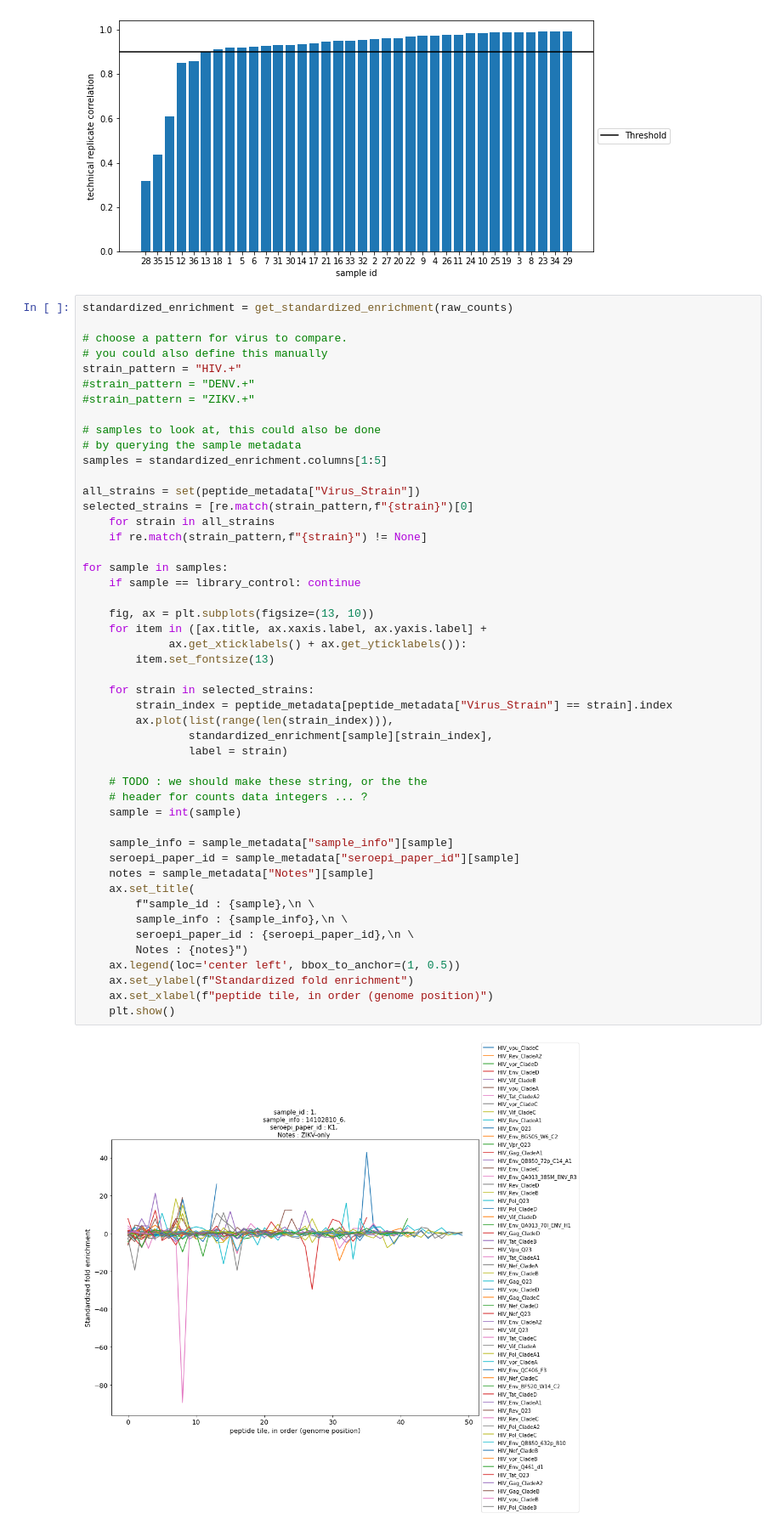
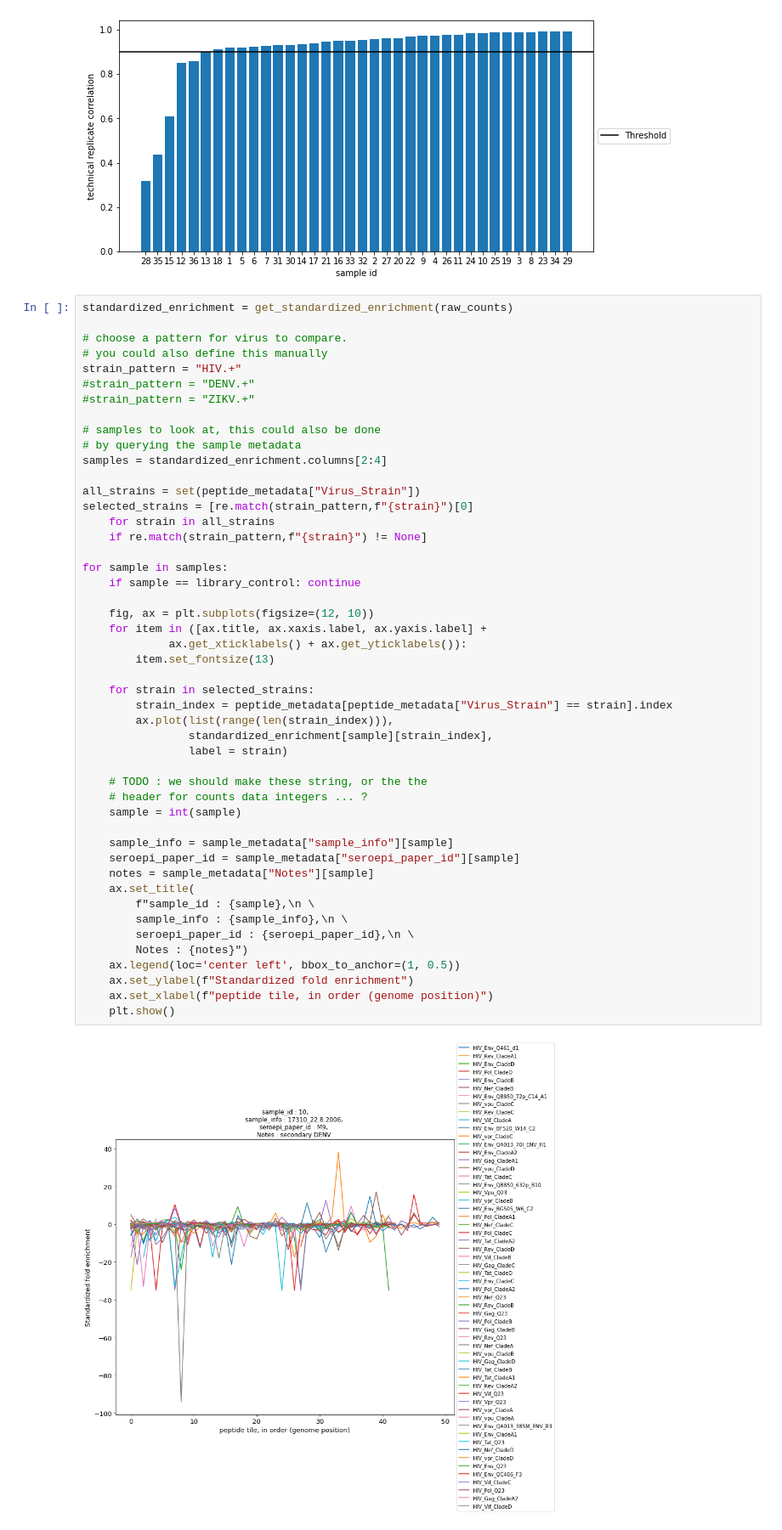
Before and after one commit to matsengrp/phippery, a Jupyter notebook: scrips/phip_analysis_python.ipynb, the cells around one changed output. Shown: that part at 85% size. Saved outputs shown, nothing was run; the diff lists cells and outputs as text.

Commit message:
updated plots in nb

```diff
--- a/scrips/phip_analysis_python.ipynb
+++ b/scrips/phip_analysis_python.ipynb
@@ -63,7 +63,7 @@ strain_pattern = "HIV.+"
 
 # samples to look at, this could also be done
 # by querying the sample metadata
-samples = standardized_enrichment.columns[1:5]
+samples = standardized_enrichment.columns[2:4]
 
 all_strains = set(peptide_metadata["Virus_Strain"])
 selected_strains = [re.match(strain_pattern,f"{strain}")[0]
@@ -73,32 +73,32 @@ selected_strains = [re.match(strain_pattern,f"{strain}")[0]
 for sample in samples:
     if sample == library_control: continue
 
-    fig, ax = plt.subplots(figsize=(13, 10))
+    fig, ax = plt.subplots(figsize=(12, 10))
     for item in ([ax.title, ax.xaxis.label, ax.yaxis.label] +
              ax.get_xticklabels() + ax.get_yticklabels()):
         item.set_fontsize(13)
 
     for strain in selected_strains:
         strain_index = peptide_metadata[peptide_metadata["Virus_Strain"] == strain].index
         ax.plot(list(range(len(strain_index))),
                 standardized_enrichment[sample][strain_index],
                 label = strain)
 
     # TODO : we should make these string, or the the
     # header for counts data integers ... ?
     sample = int(sample)
 
     sample_info = sample_metadata["sample_info"][sample]
     seroepi_paper_id = sample_metadata["seroepi_paper_id"][sample]
     notes = sample_metadata["Notes"][sample]
     ax.set_title(
         f"sample_id : {sample},\n \
         sample_info : {sample_info},\n \
         seroepi_paper_id : {seroepi_paper_id},\n \
         Notes : {notes}")
     ax.legend(loc='center left', bbox_to_anchor=(1, 0.5))
     ax.set_ylabel(f"Standardized fold enrichment")
     ax.set_xlabel(f"peptide tile, in order (genome position)")
     plt.show()
 # %% [output]
-[figure, old version]
+[figure, new version]
```
Also changed, not shown: parts of 1 cell of this notebook.
